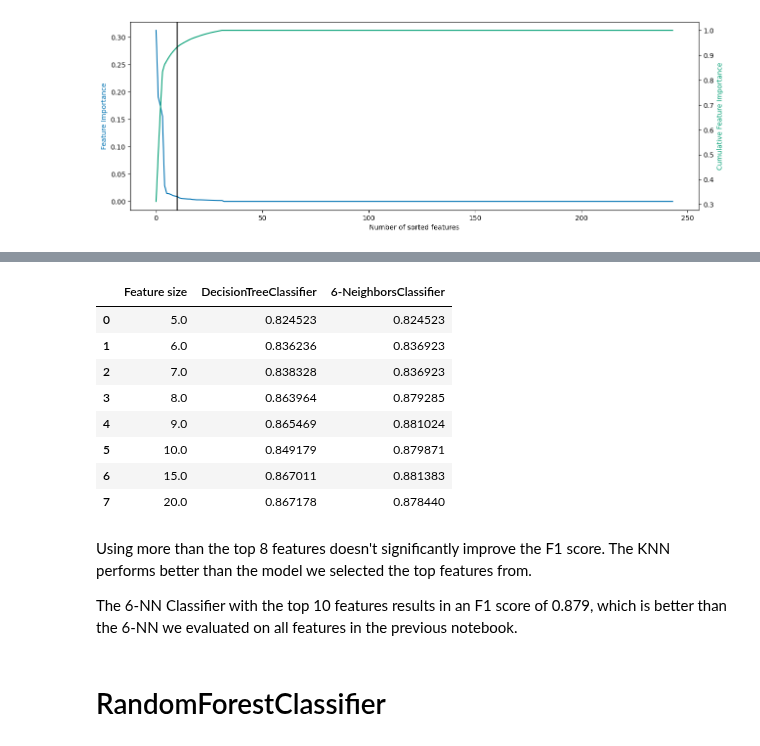
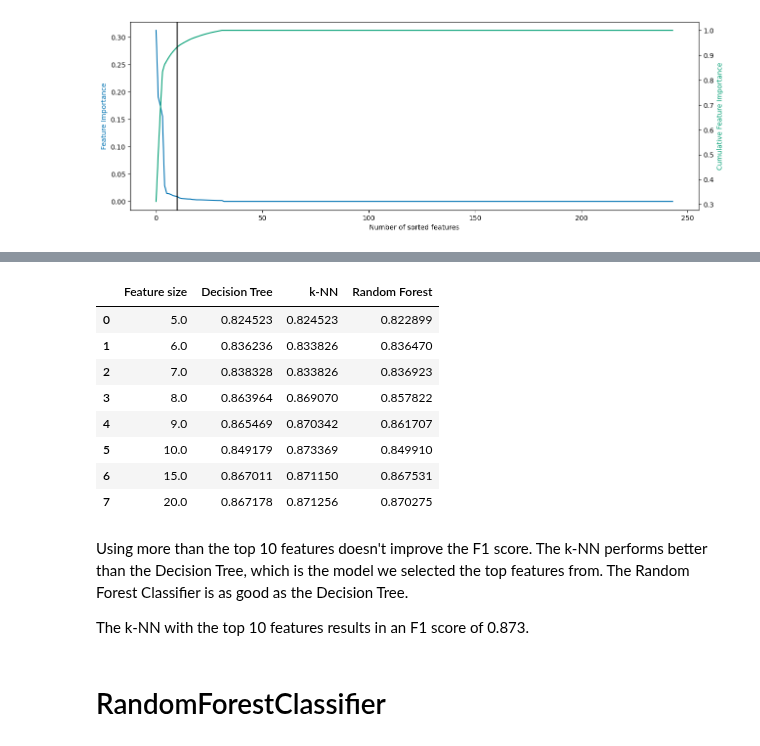
Before and after one commit to mograev/btvote, a Jupyter notebook: notebooks/5-feature-selection.ipynb, the cells around one changed output, grey strips where cells are left out. Cells and saved outputs as stored; diff of their text form; code cells hidden in the pictures.

```diff
--- a/notebooks/5-feature-selection.ipynb
+++ b/notebooks/5-feature-selection.ipynb
@@ -129,37 +122,39 @@ for a features size of...
 # %%
 from sklearn.neighbors import KNeighborsClassifier
+from sklearn.ensemble import RandomForestClassifier
 from sklearn.model_selection import cross_val_score
 
-results = pd.DataFrame(columns=['Feature size', 'DecisionTreeClassifier', '6-NeighborsClassifier'])
+results = pd.DataFrame(columns=['Feature size', 'Decision Tree', 'k-NN', 'Random Forest'])
 
 for feature_size in [5,6,7,8,9,10,15,20]:
     # get columns with highest feature importance
     top_columns = list(dt_sorted_dict.keys())[:feature_size]
     subset_data = btvote_data.loc[:, top_columns]
 
-    # compute cross validated macro F1 score for DecisionTreeClassifier and 6-NN
+    # compute cross validated macro F1 score
     score_dt = cross_val_score(DecisionTreeClassifier(max_depth=15, random_state=42), subset_data, btvote_target, cv=stratified_10_fold_cv, scoring=f1).mean()
-    score_knn = cross_val_score(KNeighborsClassifier(n_neighbors=6, weights='distance'), subset_data, btvote_target, cv=stratified_10_fold_cv, scoring=f1).mean()
+    score_knn = cross_val_score(KNeighborsClassifier(), subset_data, btvote_target, cv=stratified_10_fold_cv, scoring=f1).mean()
+    score_rf = cross_val_score(RandomForestClassifier(criterion='entropy', n_estimators=150, max_depth=50, random_state=42), subset_data, btvote_target, cv=stratified_10_fold_cv, scoring=f1).mean()
 
     # save results
-    results.loc[len(results)] = [feature_size, score_dt, score_knn]
+    results.loc[len(results)] = [feature_size, score_dt, score_knn, score_rf]
 
 # show results
 results
 # %% [output]
-|  | Feature size | DecisionTreeClassifier | 6-NeighborsClassifier |
-| 0 | 5.0 | 0.824523 | 0.824523 |
-| 1 | 6.0 | 0.836236 | 0.836923 |
-| 2 | 7.0 | 0.838328 | 0.836923 |
-| 3 | 8.0 | 0.863964 | 0.879285 |
-| 4 | 9.0 | 0.865469 | 0.881024 |
-| 5 | 10.0 | 0.849179 | 0.879871 |
-| 6 | 15.0 | 0.867011 | 0.881383 |
-| 7 | 20.0 | 0.867178 | 0.878440 |
+|  | Feature size | Decision Tree | k-NN | Random Forest |
+| 0 | 5.0 | 0.824523 | 0.824523 | 0.822899 |
+| 1 | 6.0 | 0.836236 | 0.833826 | 0.836470 |
+| 2 | 7.0 | 0.838328 | 0.833826 | 0.836923 |
+| 3 | 8.0 | 0.863964 | 0.869070 | 0.857822 |
+| 4 | 9.0 | 0.865469 | 0.870342 | 0.861707 |
+| 5 | 10.0 | 0.849179 | 0.873369 | 0.849910 |
+| 6 | 15.0 | 0.867011 | 0.871150 | 0.867531 |
+| 7 | 20.0 | 0.867178 | 0.871256 | 0.870275 |
 # %% [markdown]
-Using more than the top 8 features doesn't significantly improve the F1 score. The KNN performs better than the model we selected the top features from.
+Using more than the top 10 features doesn't improve the F1 score. The k-NN performs better than the Decision Tree, which is the model we selected the top features from. The Random Forest Classifier is as good as the Decision Tree.
 
-The 6-NN Classifier with the top 10 features results in an F1 score of 0.879, which is better than the 6-NN we evaluated on all features in the previous notebook.
+The k-NN with the top 10 features results in an F1 score of 0.873.
 # %% [markdown]
 # RandomForestClassifier
 # %% [markdown]
```
Also changed, not shown: parts of 32 cells of this notebook, 5 other files.
